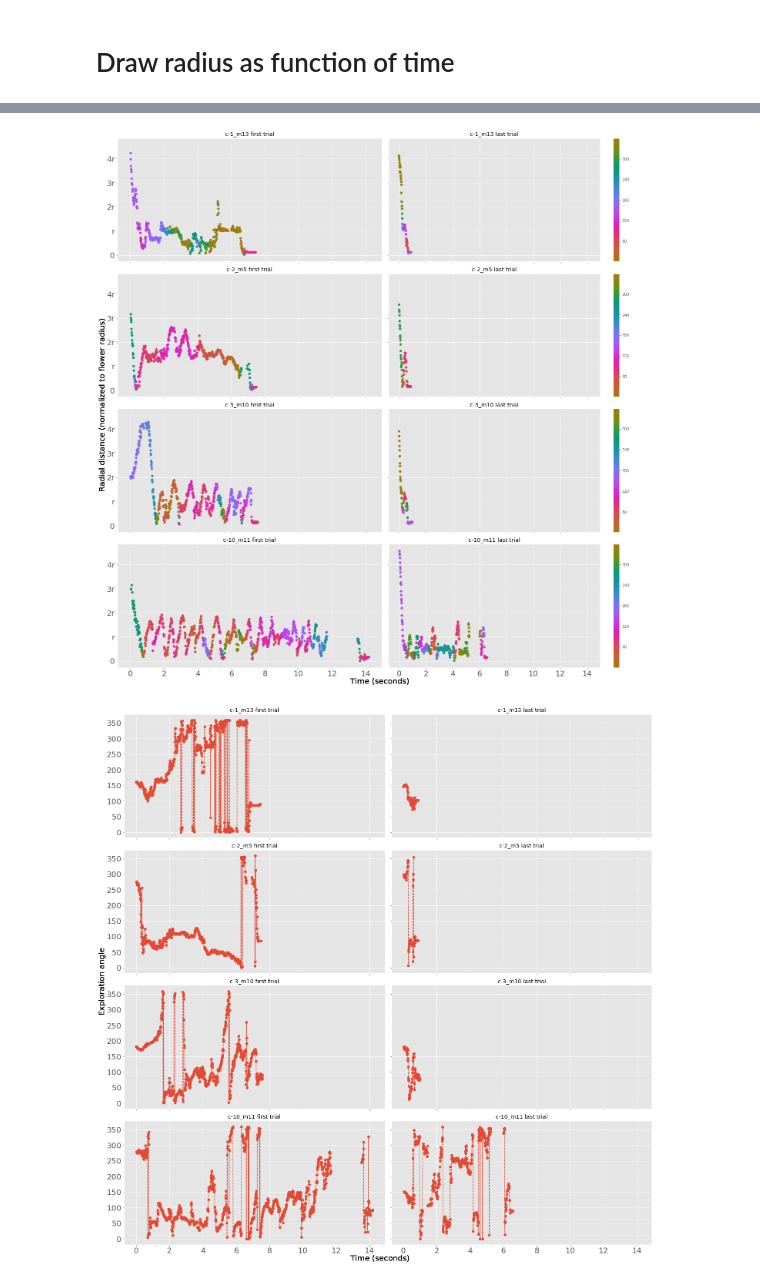
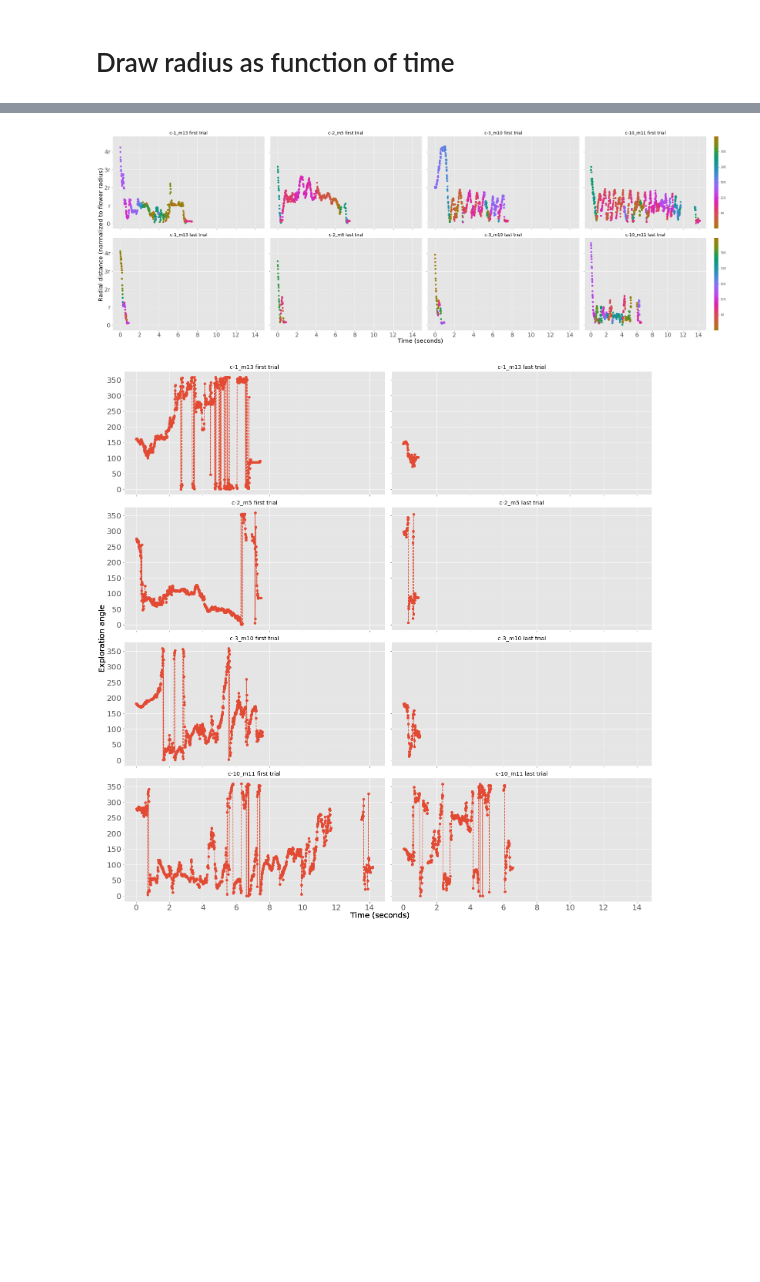
Before and after one commit to TanviDeora/ProboscisTracking, a Jupyter notebook: LoopThroughShapesAndPlotTogether.ipynb, the cells around one changed output, grey strips where cells are left out. Drawn from its saved outputs; the diff is of its cells as text; code cells hidden in the pictures; blank space fills up the shorter version.

```diff
--- a/LoopThroughShapesAndPlotTogether.ipynb
+++ b/LoopThroughShapesAndPlotTogether.ipynb
@@ -10,8 +10,8 @@ import numpy as np
 # %% [markdown]
 # Make uber pandas DF to store all x y tracks
 # %%
-path = "G:\My Drive\Moth Annotations\Tip Manual Digitization"
-trackframe_filename = 'ManualTipTRacking_DigitizingChart.xlsx'
+path = "G:\My Drive\Tom-Tanvi\Shared With Bing,Tom and Tanvi\Moth Annotations\Tip Manual Digitization"
+trackframe_filename = 'ManualTipTracking_DigitizingChart.xlsx'
 frameInfo = pd.read_excel(path + "\\" + trackframe_filename)
 frameInfo.head()
 # %% [output]
@@ -252,43 +258,48 @@ for i,name in zip(range(len(ax)), frameInfo.Name.unique()):
 # %%
 import cmocean
 plt.style.use('ggplot')
-fig, ax = plt.subplots(4,2, sharex = True, sharey = True, figsize = (20,20))
+fig, ax = plt.subplots(2,4, sharex = True, sharey = True, figsize = (30,10))
 
-for i,name in zip(range(len(ax)), frameInfo.Name.unique()):
+circle_params = pd.read_csv('./dataFolders/circle_parameters.csv')
+
+for i,name in zip(range(np.size(ax, 1)), frameInfo.Name.unique()):
 
     # get the radius and theta tracks
     radius_first = uber_df[(uber_df.name == name) & (uber_df.trial == '0')].radius.values
     theta_first = uber_df[(uber_df.name == name) & (uber_df.trial == '0')].theta.values
 
     radius_last = uber_df[(uber_df.name == name) & (uber_df.trial == 'last')].radius.values
     theta_last = uber_df[(uber_df.name == name) & (uber_df.trial == 'last')].theta.values
 
     radius = circle_params[circle_params.name == name].circ_radii.values[0]
 
     # draw it NOW! :D (hehehehahahaha!!! :D )
 
     t0 = np.arange(len(radius_first))*1/100
-    f0 = ax[i,0].scatter(t0, radius_first/radius, c = theta_first, cmap = cmocean.cm.phase)
-    cbar = fig.colorbar(f0, ax = ax[i,1], ticks=[np.arange(0, 360, 60)])
-    ax[i,0].set_title(name + ' first trial')
+    f0 = ax[0, i].scatter(t0, radius_first/radius, c = theta_first, cmap = cmocean.cm.phase)
+
+    ax[0, i].set_title(name + ' first trial')
 
     tlast = np.arange(len(radius_last))*1/100
-    ax[i,1].scatter(tlast, radius_last/radius, c = theta_last, cmap = cmocean.cm.phase)
-    ax[i,1].set_title(name + ' last trial')
+    f1 = ax[1, i].scatter(tlast, radius_last/radius, c = theta_last, cmap = cmocean.cm.phase)
 
-    ax[i,0].set_yticks(np.arange(5))
-    ax[i,0].set_yticklabels(['0', 'r', '2r', '3r', '4r'])
-    ax[i,0].tick_params('both', labelsize = 20)
-    ax[i,1].tick_params('both', labelsize = 20)
+    ax[1, i].set_title(name + ' last trial')
 
-    fig.text(0.0, 0.5, 'Radial distance (normalized to flower radius)',
-             ha='center', va='center', rotation='vertical', fontsize = '20')
-    fig.text(0.5, 0.0, 'Time (seconds)',
-             ha='center', va='center', rotation='horizontal', fontsize = '20')
-    plt.tight_layout()
-    plt.savefig('./dataFolders/Figures/RadialDistOverTime.png')
+    ax[0, i].set_yticks(np.arange(5))
+    ax[0, i].set_yticklabels(['0', 'r', '2r', '3r', '4r'])
+    ax[0, i].tick_params('both', labelsize = 20)
+    ax[1, i].tick_params('both', labelsize = 20)
+
+cbar = fig.colorbar(f0, ax = ax[0,3], ticks=[np.arange(0, 360, 60)])
+cbar = fig.colorbar(f1, ax = ax[1,3], ticks=[np.arange(0, 360, 60)])
+fig.text(0.0, 0.5, 'Radial distance (normalized to flower radius)',
+         ha='center', va='center', rotation='vertical', fontsize = '20')
+fig.text(0.5, 0.0, 'Time (seconds)',
+         ha='center', va='center', rotation='horizontal', fontsize = '20')
+plt.tight_layout()
+plt.savefig('./dataFolders/Figures/RadialDistOverTime.svg')
 # %% [output]
-[figure, old version]
+[figure, new version]
 # %%
 plt.style.use('ggplot')
 fig, ax = plt.subplots(4,2, sharex = True, sharey = True, figsize = (20,20))
```
Also changed, not shown: parts of 4 cells of this notebook.
